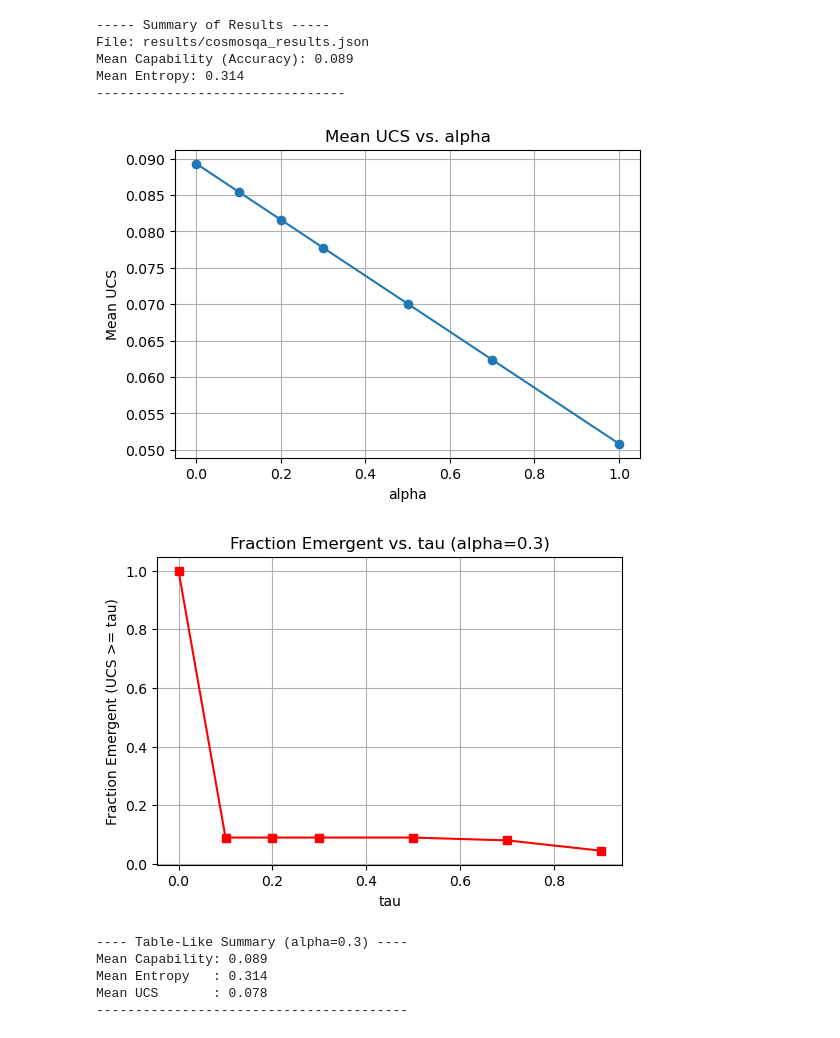
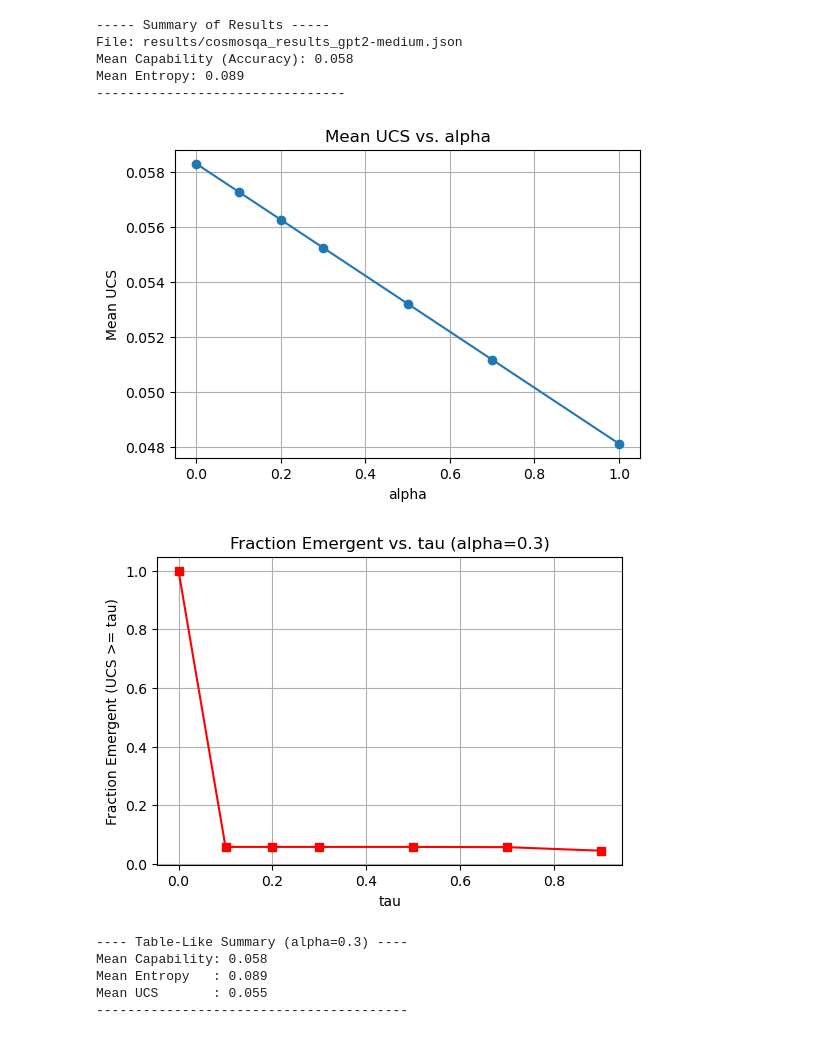
Before and after one commit to ENIGMA-KUN/EmergentCapabilities-Uncertainty-Aware-Capability-Manifolds-in-LLMs, a Jupyter notebook: analysis.ipynb, the cells around one changed output. Cells and saved outputs as stored; diff of their text form; code cells hidden in the pictures.

Commit message:
Result Update

```diff
--- a/analysis.ipynb
+++ b/analysis.ipynb
@@ -73,7 +73,7 @@ def fraction_above_threshold(values, tau):
 ###############################################################################
 
 # 3.1 Specify the path to your JSON results
-results_json_path = "results/cosmosqa_results.json"  # <--- CHANGE THIS as needed
+results_json_path = "results/cosmosqa_results_gpt2-medium.json"  # <--- CHANGE THIS as needed
 
 # 3.2 Load & Summarize
 if not os.path.exists(results_json_path):
@@ -110,46 +110,46 @@ else:
 
 
     # SAVE to results/figures
-    plt.savefig("results/figures/ucs_vs_alpha_QA_DistilGpt.png", dpi=300)
+    plt.savefig("results/figures/ucs_vs_alpha_QA_gpt2-medium.png", dpi=300)
     plt.show()
 
     # 3.4 Tau Sweep for Emergence Fraction
     taus = [0.0, 0.1, 0.2, 0.3, 0.5, 0.7, 0.9]
     alpha_for_tau = 0.3  # example
     ucs_array = compute_ucs(capabilities, entropies, alpha=alpha_for_tau)
 
     frac_list = []
     for t in taus:
         frac = fraction_above_threshold(ucs_array, t)
         frac_list.append(frac)
 
     plt.figure(figsize=(6,4))
     plt.plot(taus, frac_list, marker='s', color='red')
     plt.title(f"Fraction Emergent vs. tau (alpha={alpha_for_tau})")
     plt.xlabel("tau")
     plt.ylabel("Fraction Emergent (UCS >= tau)")
     plt.grid(True)
 
-    plt.savefig("results/figures/fraction_emergent_vs_tau_QA_DistilGpt.png", dpi=300)
+    plt.savefig("results/figures/fraction_emergent_vs_tau_QA_gpt2-medium.png", dpi=300)
     plt.show()
 
     # 3.5 Print Table-Like Output for alpha=0.3
     mean_ucs_alpha03 = np.mean(ucs_array)
     print("\n---- Table-Like Summary (alpha=0.3) ----")
     print(f"Mean Capability: {mean_capability:.3f}")
     print(f"Mean Entropy   : {mean_entropy:.3f}")
     print(f"Mean UCS       : {mean_ucs_alpha03:.3f}")
     print("----------------------------------------")
 # %% [output]
 ----- Summary of Results -----
-File: results/cosmosqa_results.json
-Mean Capability (Accuracy): 0.089
-Mean Entropy: 0.314
+File: results/cosmosqa_results_gpt2-medium.json
+Mean Capability (Accuracy): 0.058
+Mean Entropy: 0.089
 --------------------------------
-[figure, old version]
+[figure, new version]
-[figure, old version]
+[figure, new version]
 ---- Table-Like Summary (alpha=0.3) ----
-Mean Capability: 0.089
-Mean Entropy   : 0.314
-Mean UCS       : 0.078
+Mean Capability: 0.058
+Mean Entropy   : 0.089
+Mean UCS       : 0.055
 ----------------------------------------
```
Also changed, not shown: 12 other files.
